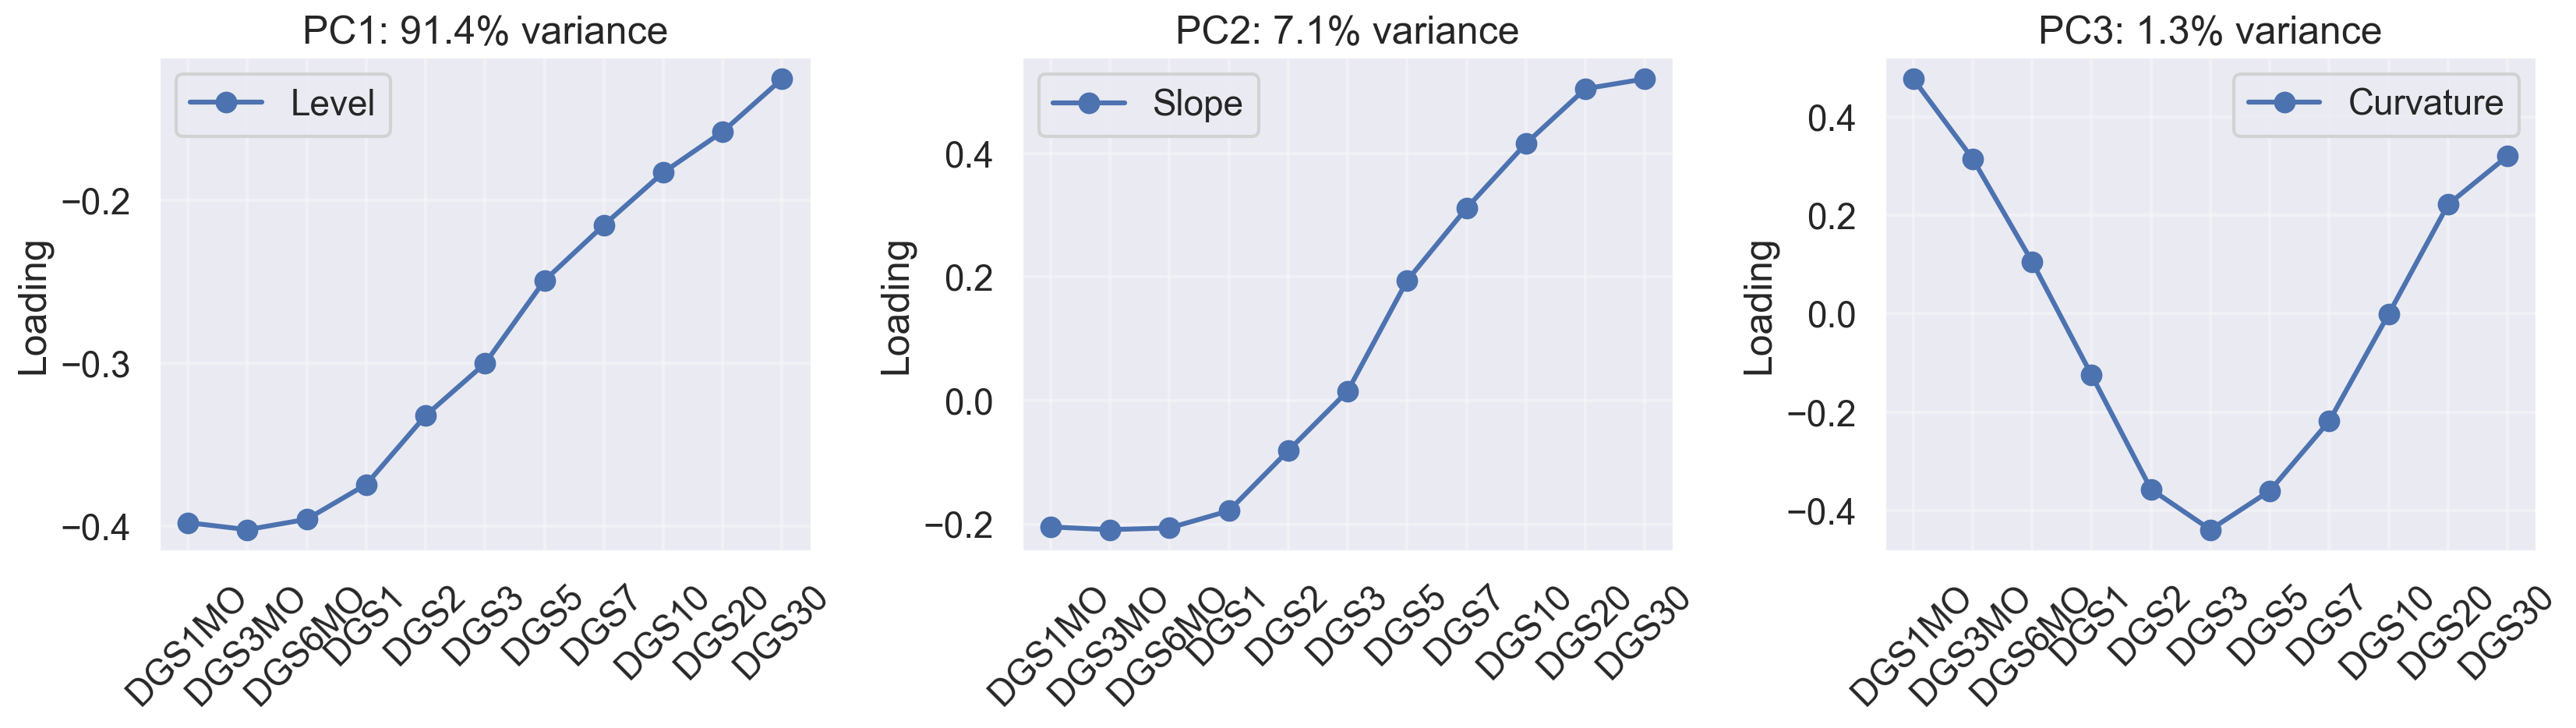
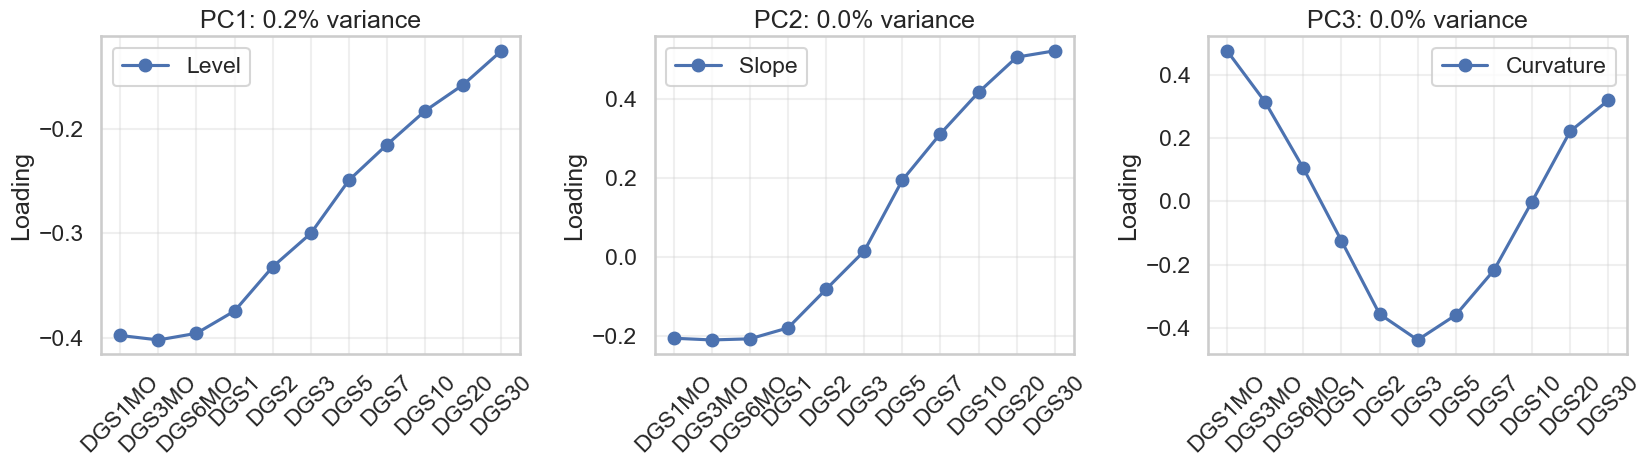
The notebook cell's code change between the first figure and the second:
--- before
+++ after
@@ -1,4 +1,4 @@
 # Compute factor scores (projections onto principal components)
-F = #TODO  # shape (T, M) - factor time series
+F = X @ U  # shape (T, M) - factor time series
 
 components = ["Level", "Slope", "Curvature"]
@@ -7,5 +7,5 @@
 fig, axes = plt.subplots(1, 3, figsize=(17, 5))
 for i, factor in enumerate(components):
-    axes[i].plot(#TODO, #TODO, "o-", label=factor)
+    axes[i].plot(fred_tickers, U[:, i], "o-", label=factor)
     axes[i].set_title(f"PC{i + 1}: {explained_variance[i]:.1%} variance")
     axes[i].set_ylabel("Loading")

Commit: yield curve pca completed